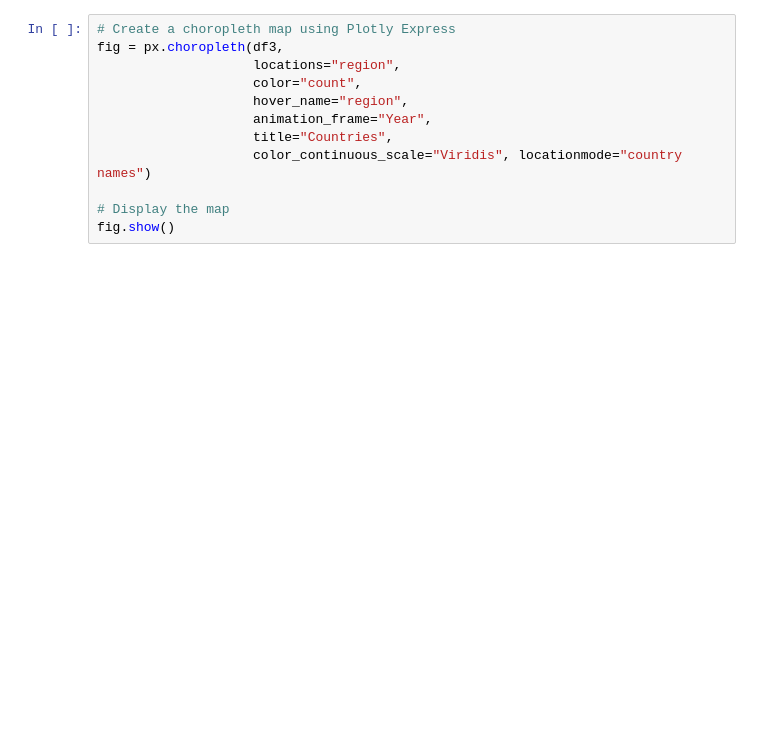
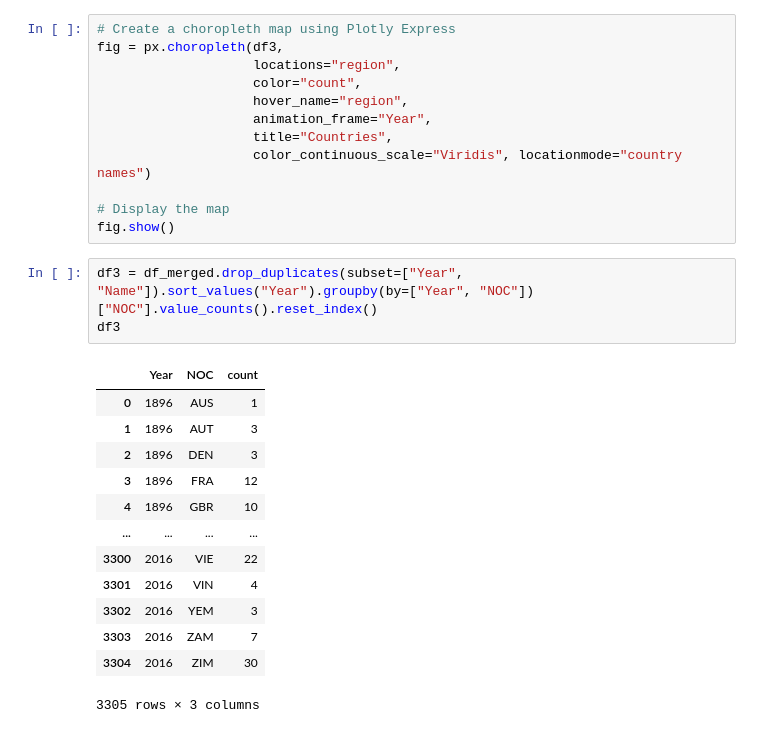
Before and after one commit to Maryam-Dollet/Dataviz_project, a Jupyter notebook: dataviz_project.ipynb, the cells around one changed output. Cells and saved outputs as stored; diff of their text form; blank space fills up the shorter version.

```diff
--- a/dataviz_project.ipynb
+++ b/dataviz_project.ipynb
@@ -177,3 +177,20 @@ fig = px.choropleth(df3,
 
 # Display the map
 fig.show()
+# %%
+df3 = df_merged.drop_duplicates(subset=["Year", "Name"]).sort_values("Year").groupby(by=["Year", "NOC"])["NOC"].value_counts().reset_index()
+df3
+# %% [output]
+|  | Year | NOC | count |
+| 0 | 1896 | AUS | 1 |
+| 1 | 1896 | AUT | 3 |
+| 2 | 1896 | DEN | 3 |
+| 3 | 1896 | FRA | 12 |
+| 4 | 1896 | GBR | 10 |
+| ... | ... | ... | ... |
+| 3300 | 2016 | VIE | 22 |
+| 3301 | 2016 | VIN | 4 |
+| 3302 | 2016 | YEM | 3 |
+| 3303 | 2016 | ZAM | 7 |
+| 3304 | 2016 | ZIM | 30 |
+3305 rows × 3 columns
```
Also changed, not shown: parts of 1 cell of this notebook, 1 other file.
